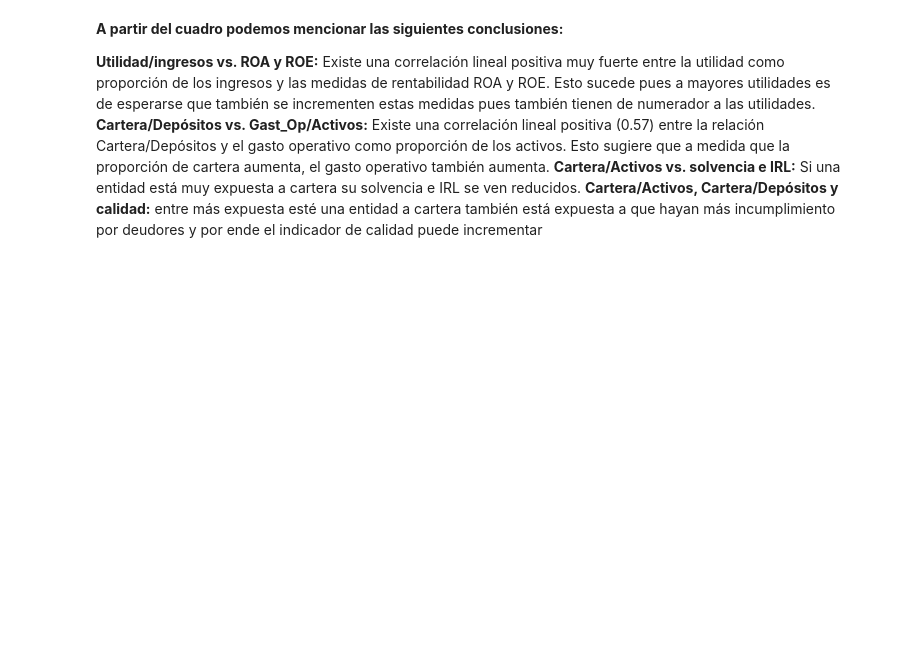
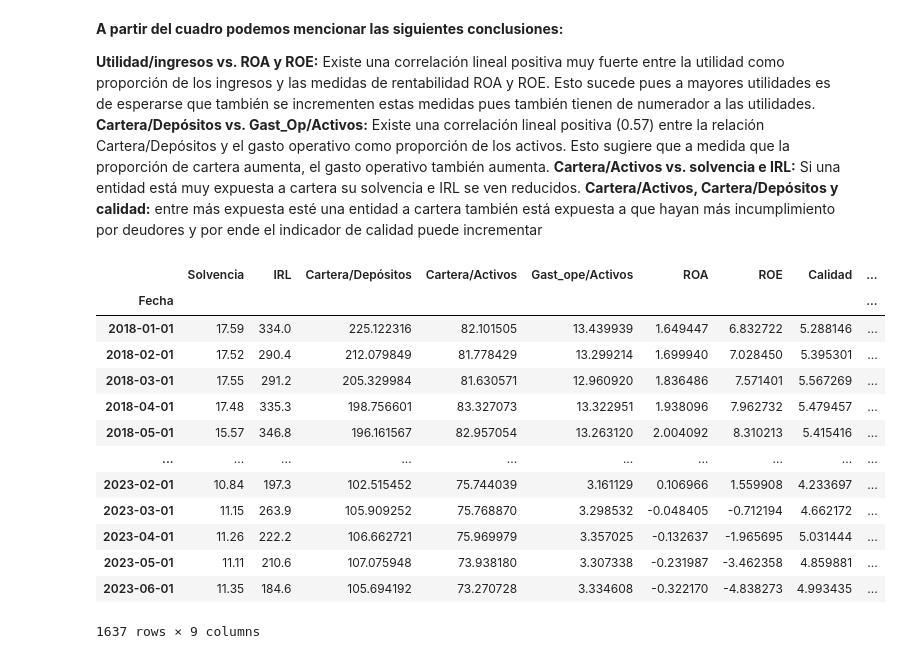
Before and after one commit to rmlopezgit/prec, a Jupyter notebook: Code/prec.ipynb, the cells around one changed output. Saved outputs shown, nothing was run; the diff lists cells and outputs as text; code cells hidden in the pictures; blank space fills up the shorter version.

```diff
--- a/Code/prec.ipynb
+++ b/Code/prec.ipynb
@@ -53,8 +121,23 @@ datos = datos.set_index('Fecha')
 # %%
 # Se defienen las x como la base sin las dos primeras columnas:
 
-x = datos.iloc[:, 2:]
+x = datos.iloc[:, 1:]
 x
+# %% [output]
+|  | Solvencia | IRL | Cartera/Depósitos | Cartera/Activos | Gast_ope/Activos | ROA | ROE | Calidad | ... |
+| Fecha |  |  |  |  |  |  |  |  | ... |
+| 2018-01-01 | 17.59 | 334.0 | 225.122316 | 82.101505 | 13.439939 | 1.649447 | 6.832722 | 5.288146 | ... |
+| 2018-02-01 | 17.52 | 290.4 | 212.079849 | 81.778429 | 13.299214 | 1.699940 | 7.028450 | 5.395301 | ... |
+| 2018-03-01 | 17.55 | 291.2 | 205.329984 | 81.630571 | 12.960920 | 1.836486 | 7.571401 | 5.567269 | ... |
+| 2018-04-01 | 17.48 | 335.3 | 198.756601 | 83.327073 | 13.322951 | 1.938096 | 7.962732 | 5.479457 | ... |
+| 2018-05-01 | 15.57 | 346.8 | 196.161567 | 82.957054 | 13.263120 | 2.004092 | 8.310213 | 5.415416 | ... |
+| ... | ... | ... | ... | ... | ... | ... | ... | ... | ... |
+| 2023-02-01 | 10.84 | 197.3 | 102.515452 | 75.744039 | 3.161129 | 0.106966 | 1.559908 | 4.233697 | ... |
+| 2023-03-01 | 11.15 | 263.9 | 105.909252 | 75.768870 | 3.298532 | -0.048405 | -0.712194 | 4.662172 | ... |
+| 2023-04-01 | 11.26 | 222.2 | 106.662721 | 75.969979 | 3.357025 | -0.132637 | -1.965695 | 5.031444 | ... |
+| 2023-05-01 | 11.11 | 210.6 | 107.075948 | 73.938180 | 3.307338 | -0.231987 | -3.462358 | 4.859881 | ... |
+| 2023-06-01 | 11.35 | 184.6 | 105.694192 | 73.270728 | 3.334608 | -0.322170 | -4.838273 | 4.993435 | ... |
+1637 rows × 9 columns
 # %%
 # Estandarizamos las variables para que no influyan las distintas medidas:
 
```
Also changed, not shown: parts of 13 cells of this notebook, 1 other file.
